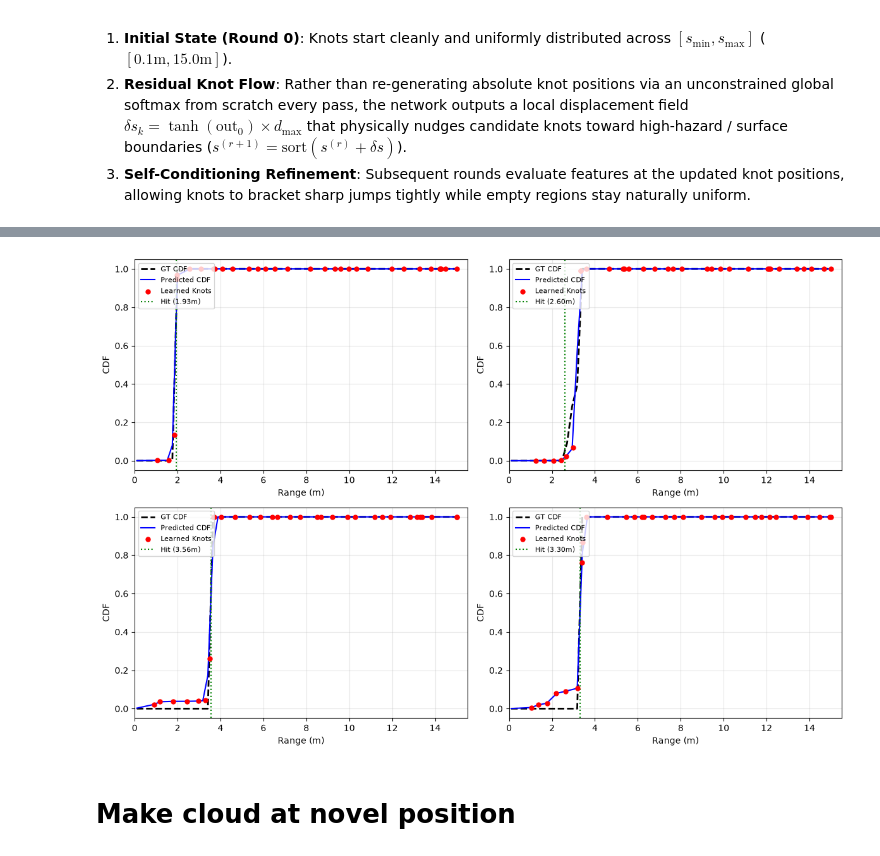
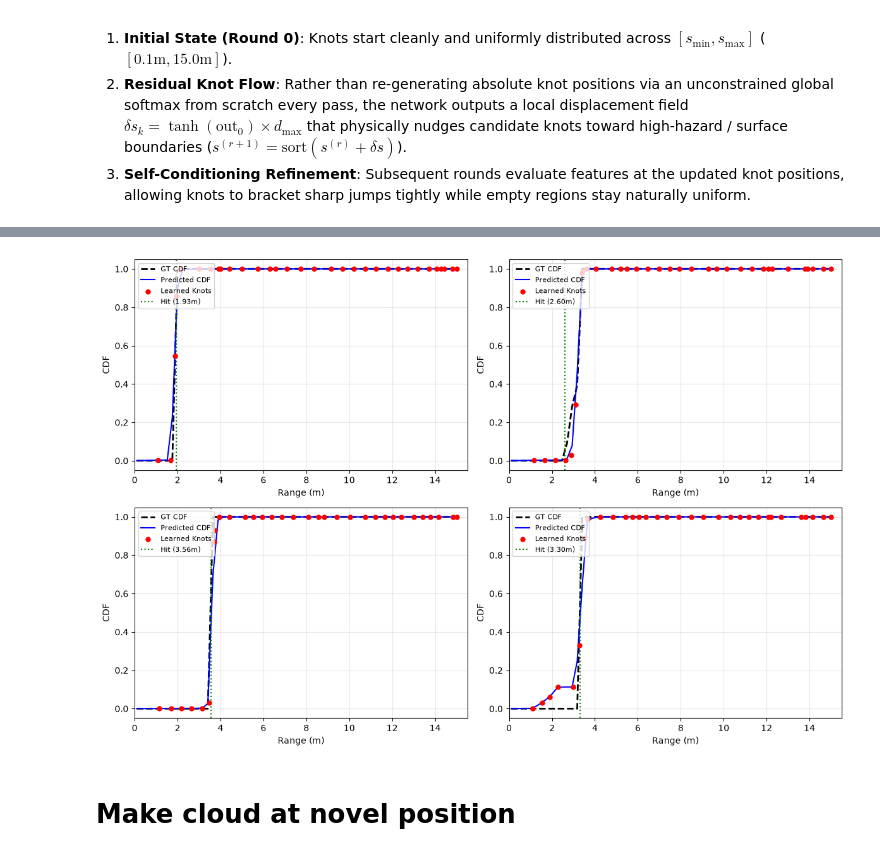
Before and after one commit to mcdermatt/LiZARD, a Jupyter notebook: notebooks/knot_estimation_sandbox.ipynb, the cells around one changed output, grey strips where cells are left out. Saved outputs shown, nothing was run; the diff lists cells and outputs as text; code cells hidden in the pictures.

```diff
--- a/notebooks/knot_estimation_sandbox.ipynb
+++ b/notebooks/knot_estimation_sandbox.ipynb
@@ -516,36 +237,39 @@ def train_step(batch):
 import matplotlib.pyplot as plt
 import math
 
-# 1. Instantiate Dataset and DataLoader
+# 1. Instantiate Dataset and Fast GPU Batcher
 dataset = LidarRayDataset(
     rays_o=rays_o,
     rays_d=rays_d,
     hit_ranges=hit_ranges,
     hit_masks=hit_masks,
     gt_cdfs=gt_cdfs,
-    augment_origin_slide=False, #default True
 )
-dataloader = DataLoader(
-    dataset,
-    batch_size=1024,       # Larger batch size uses the RTX 3090 much better
+# Direct GPU batching: zero-copy, eliminates DataLoader worker & IPC overhead
+dataloader = GPURayBatcher(
+    rays_o=rays_o,
+    rays_d=rays_d,
+    gt_cdfs=gt_cdfs,
+    hit_ranges=hit_ranges,
+    hit_masks=hit_masks,
+    batch_size=256,
     shuffle=True,
-    num_workers=4,        # 4 parallel CPU worker processes
-    persistent_workers=True,
-    pin_memory=True       # Speeds up CPU-to-GPU memory transfer
+    device=device,
 )
 
-# 2. Run Training Loop
-num_epochs = 100
-print(f"Training on {device} ({len(dataset)} rays, {len(dataloader)} batches/epoch)...")
-
-for epoch in range(num_epochs):
-    epoch_loss = 0.0
-    for batch in dataloader:
-        loss = train_step(batch)
-        epoch_loss += loss
-
-    avg_loss = epoch_loss / len(dataloader)
-    print(f"Epoch [{epoch+1:02d}/{num_epochs:02d}] - Loss: {avg_loss:.6f}")
+# 2. Run Training Loop (with optional l1_weight to prevent vanishing gradient plateaus)
+num_epochs = 32
+history = train_model(
+    model=model,
+    dataloader=dataloader,
+    optimizer=optimizer,
+    eval_grid=eval_grid,
+    num_epochs=num_epochs,
+    dt=dt,
+    device=device,
+    augment_origin_slide=False, # Set True to enable fast vectorized GPU origin sliding!
+    l1_weight=0.1,             # Composite L2 + L1 (Wasserstein-1) keeps gradients active at low error
+)
 
 # 3. Visualize Learned Knot Placements vs Ground Truth CDF
 model.eval()
@@ -601,4 +325,4 @@ Epoch [100/100] - Loss: 0.028801
-[figure, old version]
+[figure, new version]
 # %% [markdown]
 # Make cloud at novel position
 # %%
```
Also changed, not shown: parts of 8 cells of this notebook, 4 other files.
